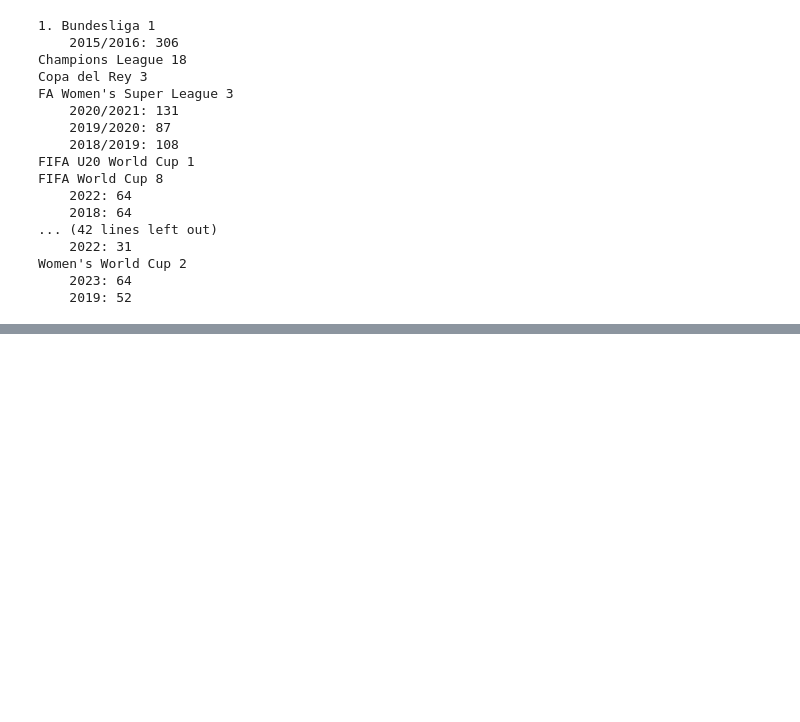
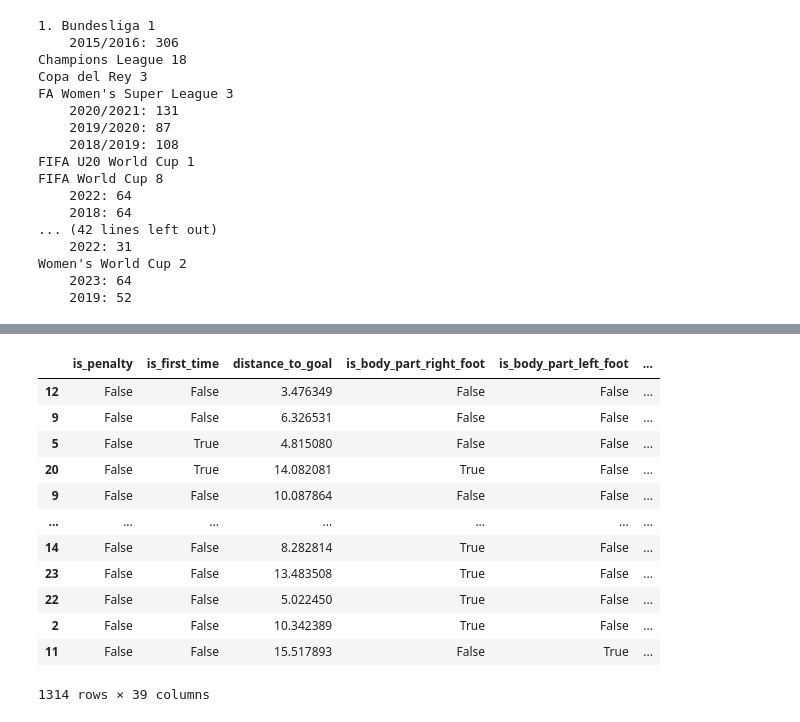
Before and after one commit to AndrewRook/soccer_analytics, a Jupyter notebook: analysis_notebooks/xg/simple_model.ipynb, the cells around one changed output, grey strips where cells are left out. Cells and saved outputs as stored; diff of their text form; code cells hidden in the pictures; blank space fills up the shorter version.

```diff
--- a/analysis_notebooks/xg/simple_model.ipynb
+++ b/analysis_notebooks/xg/simple_model.ipynb
@@ -113,0 +152,16 @@ coefficient_info.head()
+# %%
+diff_data.sort_values(by="model_difference")
+# %% [output]
+|  | is_penalty | is_first_time | distance_to_goal | is_body_part_right_foot | is_body_part_left_foot | ... |
+| 12 | False | False | 3.476349 | False | False | ... |
+| 9 | False | False | 6.326531 | False | False | ... |
+| 5 | False | True | 4.815080 | False | False | ... |
+| 20 | False | True | 14.082081 | True | False | ... |
+| 9 | False | False | 10.087864 | False | False | ... |
+| ... | ... | ... | ... | ... | ... | ... |
+| 14 | False | False | 8.282814 | True | False | ... |
+| 23 | False | False | 13.483508 | True | False | ... |
+| 22 | False | False | 5.022450 | True | False | ... |
+| 2 | False | False | 10.342389 | True | False | ... |
+| 11 | False | False | 15.517893 | False | True | ... |
+1314 rows × 39 columns
```
Also changed, not shown: parts of 10 cells of this notebook.
